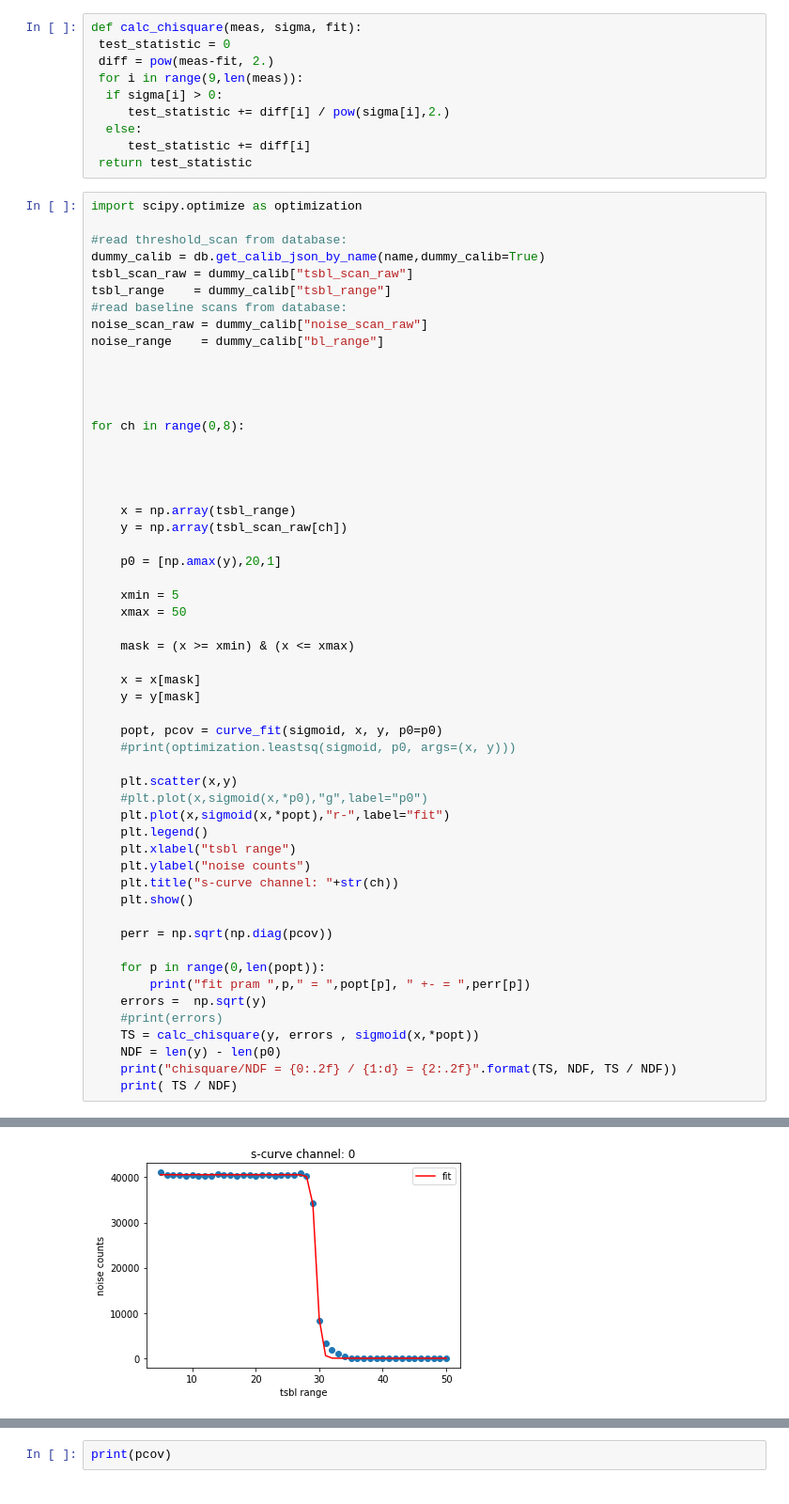
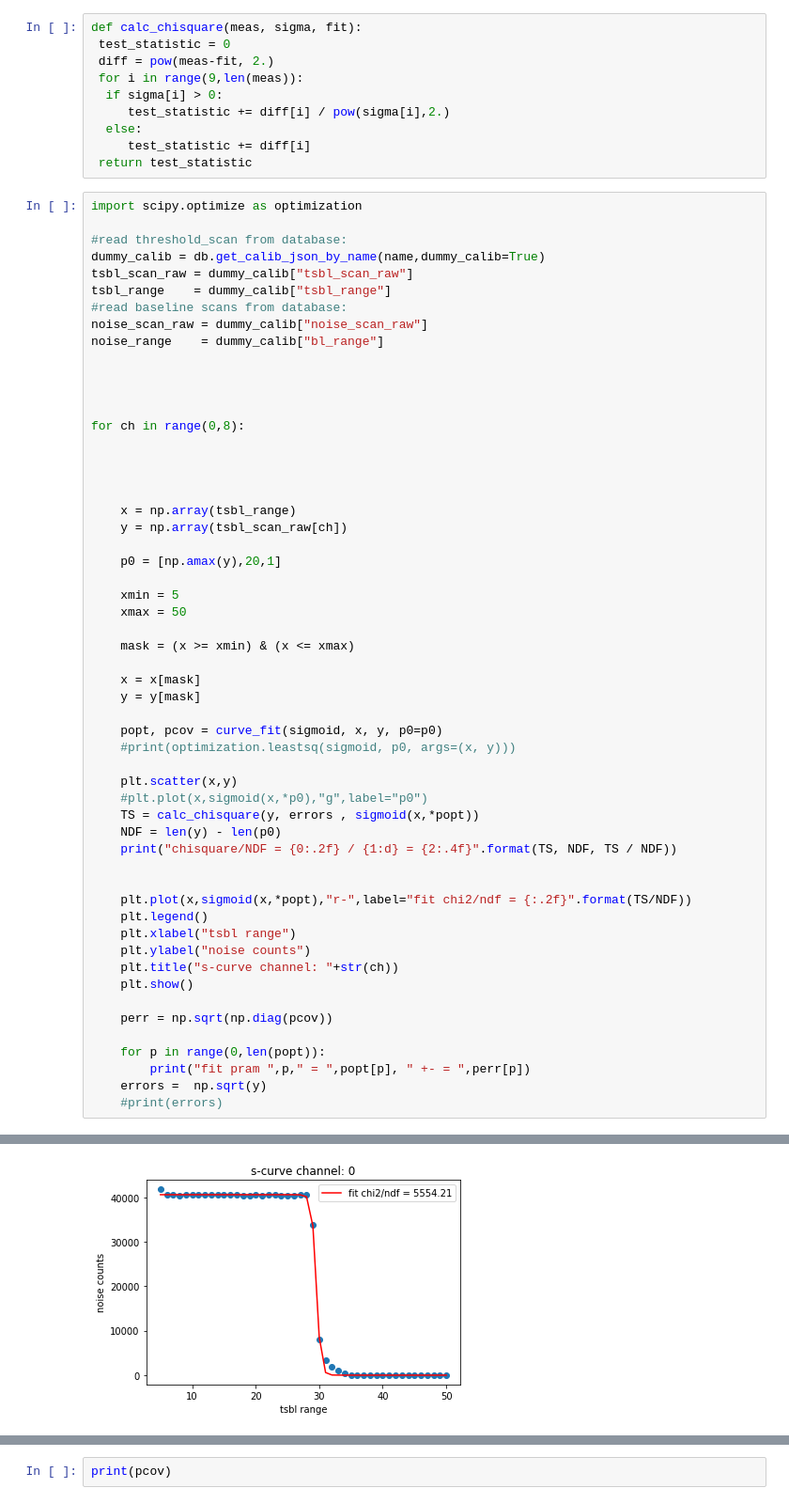
Before and after one commit to acidbourbon/PT_full_system, a Jupyter notebook: workdir/jupyter/db_anfrage_demo.ipynb, the cells around one changed output, grey strips where cells are left out. Shown at 94% size. Drawn from its saved outputs; the diff is of its cells as text.

Commit message:
update chi2 of fit to plot

```diff
--- a/workdir/jupyter/db_anfrage_demo.ipynb
+++ b/workdir/jupyter/db_anfrage_demo.ipynb
@@ -146,7 +146,12 @@ for ch in range(0,8):
 
     plt.scatter(x,y)
     #plt.plot(x,sigmoid(x,*p0),"g",label="p0")
-    plt.plot(x,sigmoid(x,*popt),"r-",label="fit")
+    TS = calc_chisquare(y, errors , sigmoid(x,*popt))
+    NDF = len(y) - len(p0)
+    print("chisquare/NDF = {0:.2f} / {1:d} = {2:.4f}".format(TS, NDF, TS / NDF))
+
+
+    plt.plot(x,sigmoid(x,*popt),"r-",label="fit chi2/ndf = {:.2f}".format(TS/NDF))
     plt.legend()
     plt.xlabel("tsbl range")
     plt.ylabel("noise counts")
@@ -159,8 +164,4 @@ for ch in range(0,8):
         print("fit pram ",p," = ",popt[p], " +- = ",perr[p])
     errors =  np.sqrt(y)
     #print(errors)
-    TS = calc_chisquare(y, errors , sigmoid(x,*popt))
-    NDF = len(y) - len(p0)
-    print("chisquare/NDF = {0:.2f} / {1:d} = {2:.2f}".format(TS, NDF, TS / NDF))
-    print( TS / NDF)
 # %% [output]
@@ -167 +169 @@ for ch in range(0,8):
-[figure, old version]
+[figure, new version]
```
Also changed, not shown: parts of 1 cell of this notebook, 1 other file.
